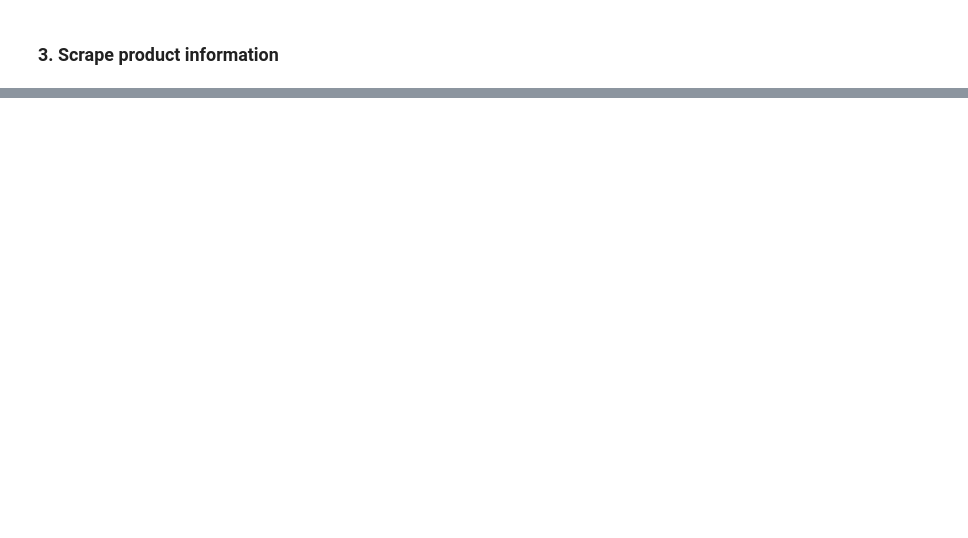
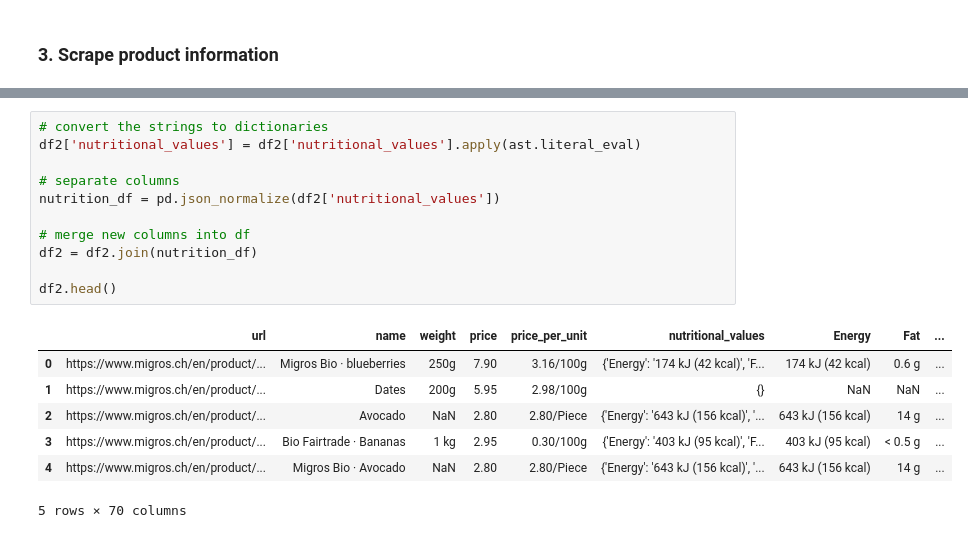
Before and after one commit to AlainJoss/scraping_migros.ch, a Jupyter notebook: scrape.ipynb, the cells around one changed output, grey strips where cells are left out. Drawn from its saved outputs; the diff is of its cells as text; blank space fills up the shorter version.

```diff
--- a/scrape.ipynb
+++ b/scrape.ipynb
@@ -320,0 +336,19 @@ df.head(10)
+# %%
+# convert the strings to dictionaries
+df2['nutritional_values'] = df2['nutritional_values'].apply(ast.literal_eval)
+
+# separate columns
+nutrition_df = pd.json_normalize(df2['nutritional_values'])
+
+# merge new columns into df
+df2 = df2.join(nutrition_df)
+
+df2.head()
+# %% [output]
+|  | url | name | weight | price | price_per_unit | nutritional_values | Energy | Fat | ... |
+| 0 | https://www.migros.ch/en/product/... | Migros Bio · blueberries | 250g | 7.90 | 3.16/100g | {'Energy': '174 kJ (42 kcal)', 'F... | 174 kJ (42 kcal) | 0.6 g | ... |
+| 1 | https://www.migros.ch/en/product/... | Dates | 200g | 5.95 | 2.98/100g | {} | NaN | NaN | ... |
+| 2 | https://www.migros.ch/en/product/... | Avocado | NaN | 2.80 | 2.80/Piece | {'Energy': '643 kJ (156 kcal)', '... | 643 kJ (156 kcal) | 14 g | ... |
+| 3 | https://www.migros.ch/en/product/... | Bio Fairtrade · Bananas | 1 kg | 2.95 | 0.30/100g | {'Energy': '403 kJ (95 kcal)', 'F... | 403 kJ (95 kcal) | < 0.5 g | ... |
+| 4 | https://www.migros.ch/en/product/... | Migros Bio · Avocado | NaN | 2.80 | 2.80/Piece | {'Energy': '643 kJ (156 kcal)', '... | 643 kJ (156 kcal) | 14 g | ... |
+5 rows × 70 columns
```
Also changed, not shown: parts of 35 cells of this notebook, 1 other file.
